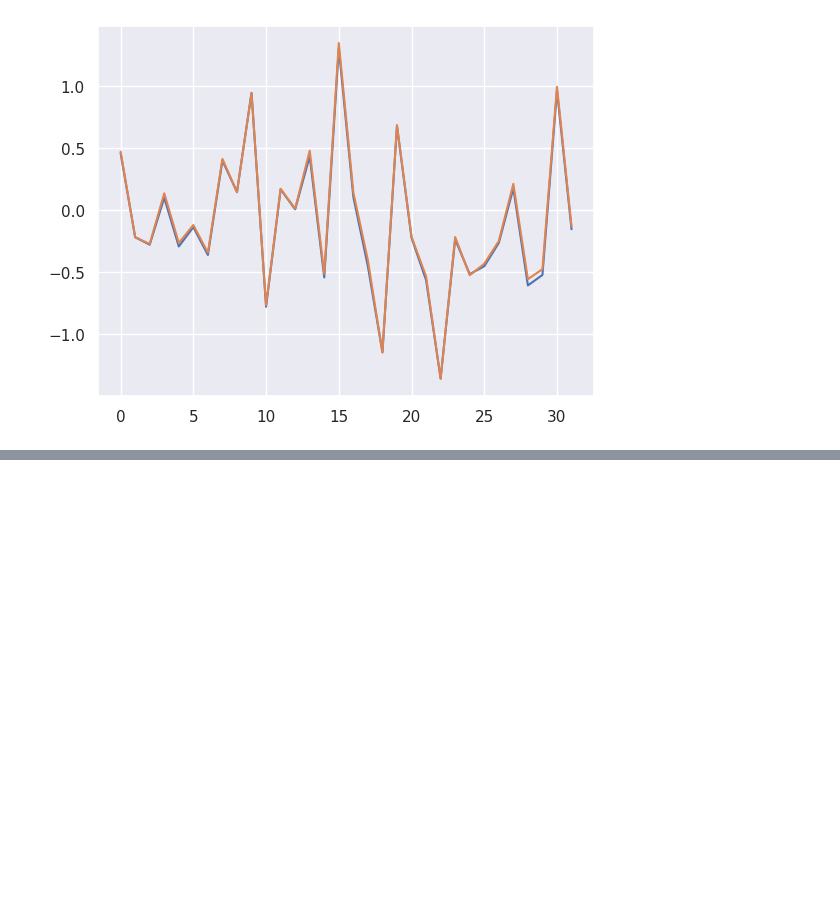
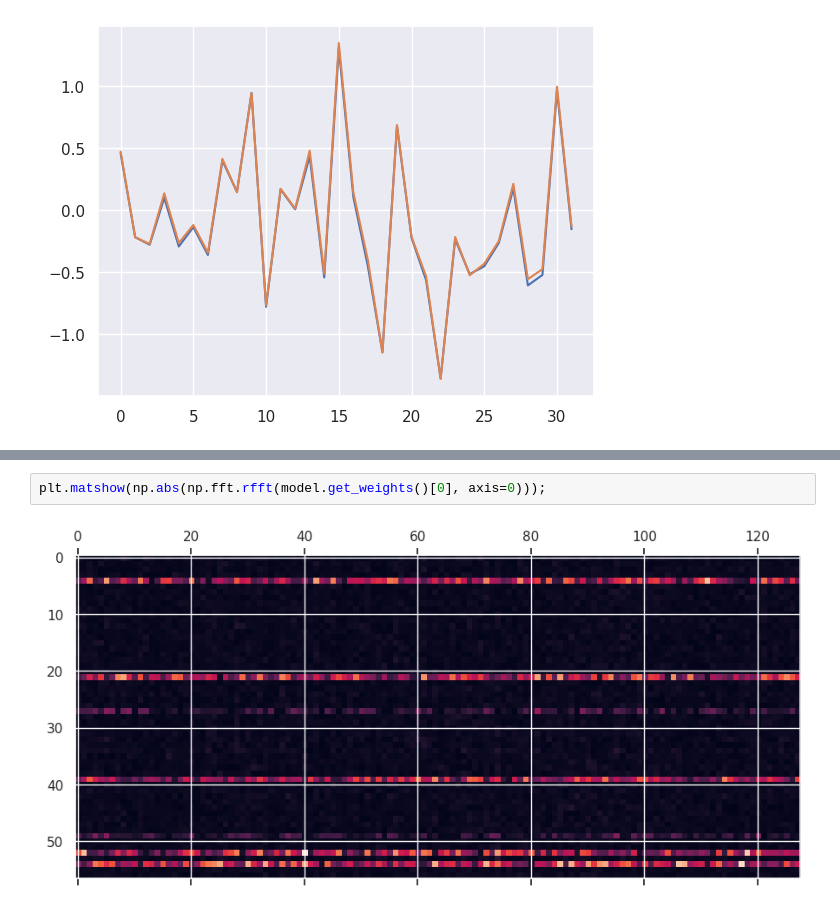
Before and after one commit to FriedChips/dl_basics, a Jupyter notebook: experiments/modulo_arithmetic.ipynb, the cells around one changed output, grey strips where cells are left out. Cells and saved outputs as stored; diff of their text form; blank space fills up the shorter version.

```diff
--- a/experiments/modulo_arithmetic.ipynb
+++ b/experiments/modulo_arithmetic.ipynb
@@ -225 +236,5 @@ plt.matshow(model.get_weights()[4]);
+# %%
+plt.matshow(np.abs(np.fft.rfft(model.get_weights()[0], axis=0)));
+# %% [output]
+[figure, added]
 # %%
```
Also changed, not shown: parts of 13 cells of this notebook.
